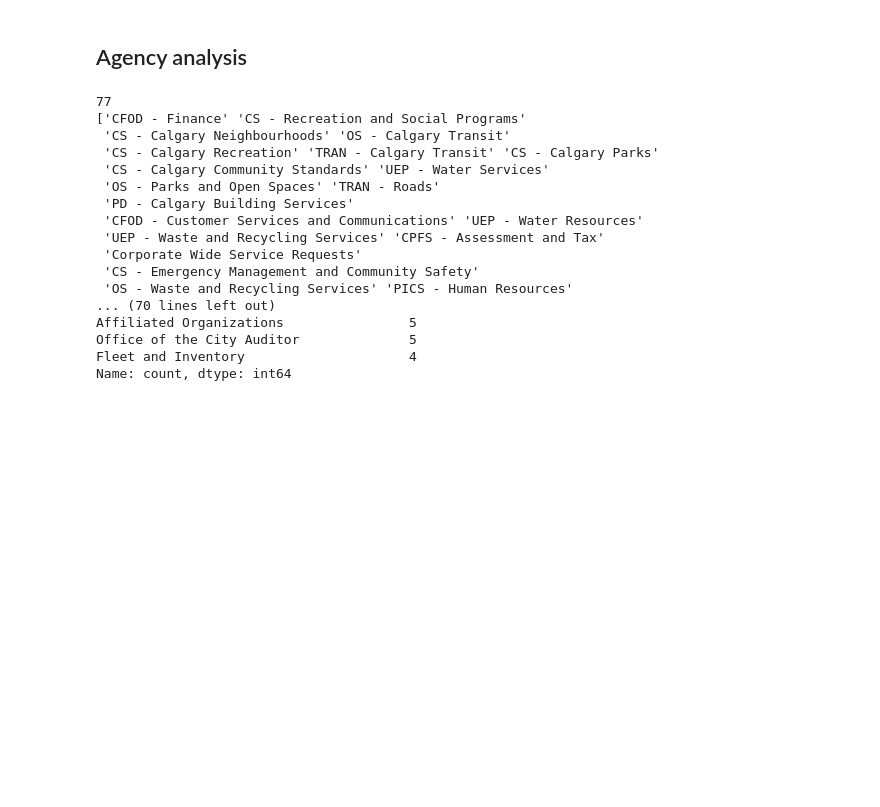
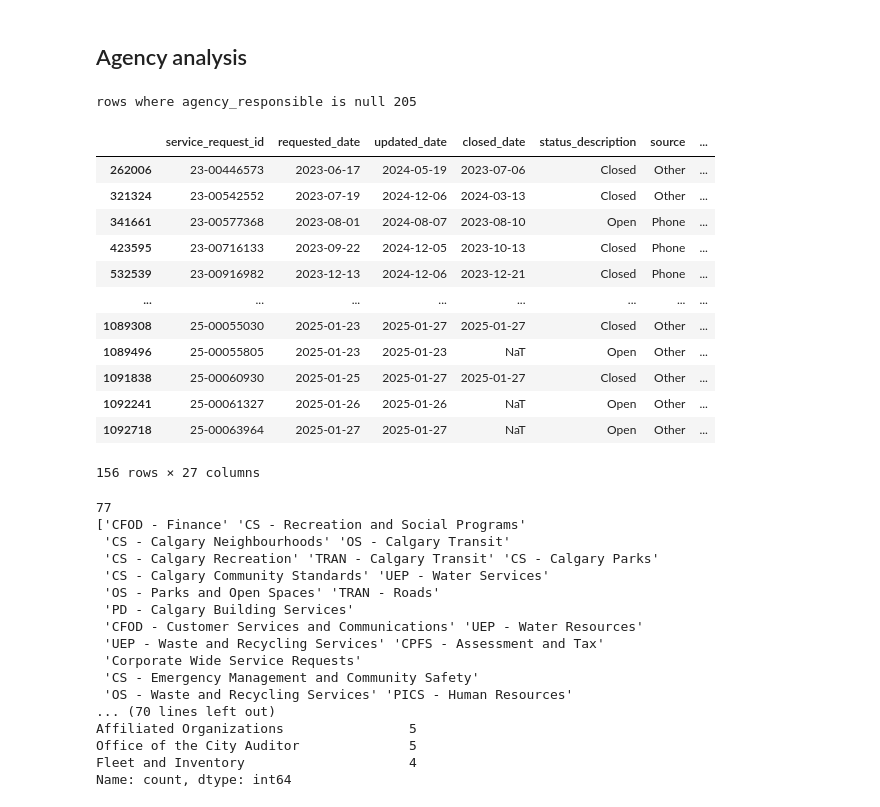
Before and after one commit to AnithaUofC/311ServiceRequests, a Jupyter notebook: 311DataWrangling.ipynb, the cells around one changed output. Drawn from its saved outputs; the diff is of its cells as text; code cells hidden in the pictures; blank space fills up the shorter version.

```diff
--- a/311DataWrangling.ipynb
+++ b/311DataWrangling.ipynb
@@ -228,40 +289,68 @@ Name: count, Length: 86, dtype: int64
 # %% [markdown]
 ## Agency analysis
 # %%
+# Filter rows where agency_responsible is null
+result = df[df['agency_responsible'].isnull()]['service_name']
+print("rows where agency_responsible is null",result.count())
+#display(result)
+
+df['service_name'].str.split(' -').str[0]
+
+# Filter rows where the 'agency_responsible' column contains 'CPI'
+filtered_df = df[df['service_name'].str.split(' -').str[0].str.contains('CPI', na=False)]
+
+display(filtered_df)
+
+
+
 agency_nunique_values=df['agency_responsible'].nunique()
 print(agency_nunique_values)
 
 
 agency_unique_values=df['agency_responsible'].unique()
 print(agency_unique_values)
 
 agency_unique_values_cnt=df['agency_responsible'].value_counts()
 print(agency_unique_values_cnt)
 
 df['new_agencyResponsible'] = df['agency_responsible'].str.split(' -').str[0]
 ag_unique_values = df['new_agencyResponsible'].unique()
 print(ag_unique_values)
 
 
 ag_unique_values = df['new_agencyResponsible'].nunique()
 print("Number of Unique values: ",ag_unique_values)
 ag_unique_values_cnt = df['new_agencyResponsible'].value_counts()
 print(ag_unique_values_cnt)
 # %% [output]
-77
-['CFOD - Finance' 'CS - Recreation and Social Programs'
- 'CS - Calgary Neighbourhoods' 'OS - Calgary Transit'
- 'CS - Calgary Recreation' 'TRAN - Calgary Transit' 'CS - Calgary Parks'
- 'CS - Calgary Community Standards' 'UEP - Water Services'
- 'OS - Parks and Open Spaces' 'TRAN - Roads'
- 'PD - Calgary Building Services'
- 'CFOD - Customer Services and Communications' 'UEP - Water Resources'
- 'UEP - Waste and Recycling Services' 'CPFS - Assessment and Tax'
- 'Corporate Wide Service Requests'
- 'CS - Emergency Management and Community Safety'
- 'OS - Waste and Recycling Services' 'PICS - Human Resources'
-... (70 lines left out)
-Affiliated Organizations                5
-Office of the City Auditor              5
-Fleet and Inventory                     4
-Name: count, dtype: int64
+rows where agency_responsible is null 205
+|  | service_request_id | requested_date | updated_date | closed_date | status_description | source | ... |
+| 262006 | 23-00446573 | 2023-06-17 | 2024-05-19 | 2023-07-06 | Closed | Other | ... |
+| 321324 | 23-00542552 | 2023-07-19 | 2024-12-06 | 2024-03-13 | Closed | Other | ... |
+| 341661 | 23-00577368 | 2023-08-01 | 2024-08-07 | 2023-08-10 | Open | Phone | ... |
+| 423595 | 23-00716133 | 2023-09-22 | 2024-12-05 | 2023-10-13 | Closed | Phone | ... |
+| 532539 | 23-00916982 | 2023-12-13 | 2024-12-06 | 2023-12-21 | Closed | Phone | ... |
+| ... | ... | ... | ... | ... | ... | ... | ... |
+| 1089308 | 25-00055030 | 2025-01-23 | 2025-01-27 | 2025-01-27 | Closed | Other | ... |
+| 1089496 | 25-00055805 | 2025-01-23 | 2025-01-23 | NaT | Open | Other | ... |
+| 1091838 | 25-00060930 | 2025-01-25 | 2025-01-27 | 2025-01-27 | Closed | Other | ... |
+| 1092241 | 25-00061327 | 2025-01-26 | 2025-01-26 | NaT | Open | Other | ... |
+| 1092718 | 25-00063964 | 2025-01-27 | 2025-01-27 | NaT | Open | Other | ... |
+156 rows × 27 columns
+77
+['CFOD - Finance' 'CS - Recreation and Social Programs'
+ 'CS - Calgary Neighbourhoods' 'OS - Calgary Transit'
+ 'CS - Calgary Recreation' 'TRAN - Calgary Transit' 'CS - Calgary Parks'
+ 'CS - Calgary Community Standards' 'UEP - Water Services'
+ 'OS - Parks and Open Spaces' 'TRAN - Roads'
+ 'PD - Calgary Building Services'
+ 'CFOD - Customer Services and Communications' 'UEP - Water Resources'
+ 'UEP - Waste and Recycling Services' 'CPFS - Assessment and Tax'
+ 'Corporate Wide Service Requests'
+ 'CS - Emergency Management and Community Safety'
+ 'OS - Waste and Recycling Services' 'PICS - Human Resources'
+... (70 lines left out)
+Affiliated Organizations                5
+Office of the City Auditor              5
+Fleet and Inventory                     4
+Name: count, dtype: int64
```
Also changed, not shown: parts of 12 cells of this notebook.
